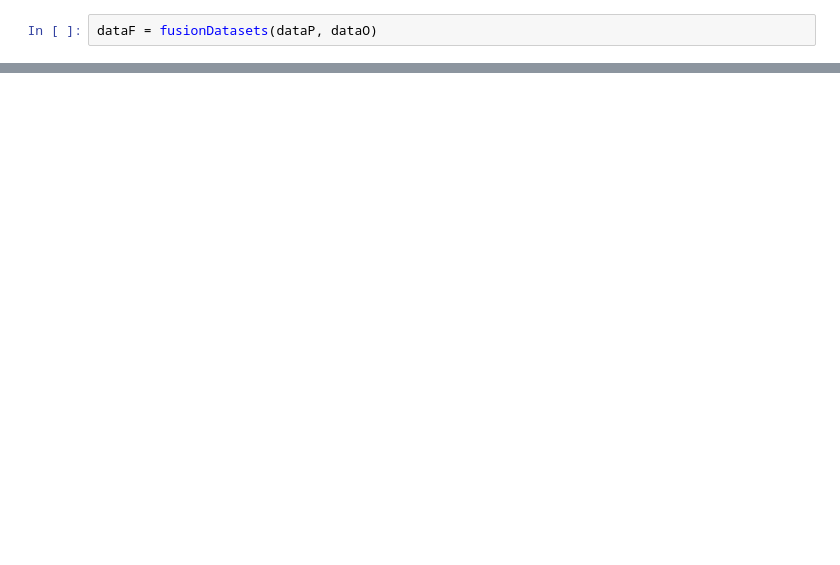
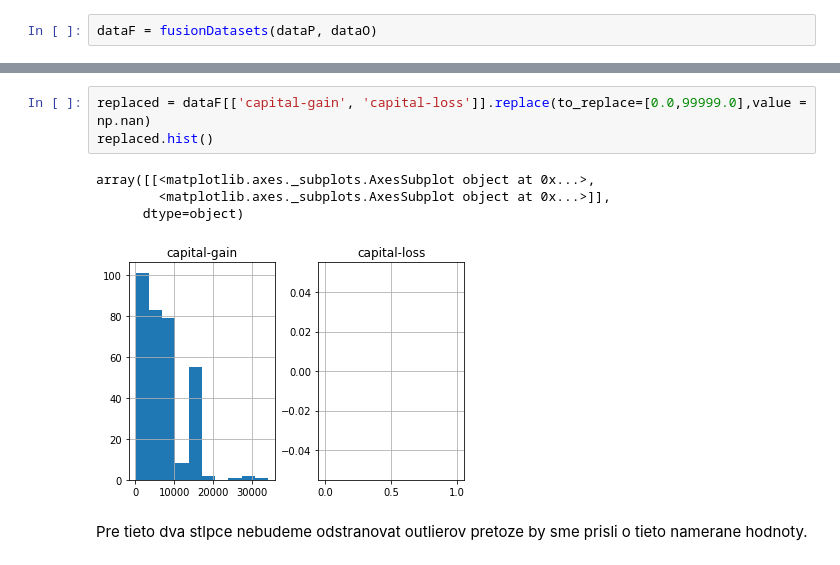
Before and after one commit to andsulavik/IAU_2019, a Jupyter notebook: 2faza.ipynb, the cells around one changed output, grey strips where cells are left out. Saved outputs shown, nothing was run; the diff lists cells and outputs as text; blank space fills up the shorter version.

Commit message:
detekcia a nahradenie outlierov

```diff
--- a/2faza.ipynb
+++ b/2faza.ipynb
@@ -223,0 +532,10 @@ dataF['age'].unique()
+# %%
+replaced = dataF[['capital-gain', 'capital-loss']].replace(to_replace=[0.0,99999.0],value = np.nan)
+replaced.hist()
+# %% [output]
+array([[<matplotlib.axes._subplots.AxesSubplot object at 0x...>,
+        <matplotlib.axes._subplots.AxesSubplot object at 0x...>]],
+      dtype=object)
+[figure, added]
+# %% [markdown]
+Pre tieto dva stlpce nebudeme odstranovat outlierov pretoze by sme prisli o tieto namerane hodnoty.
```
Also changed, not shown: parts of 40 cells of this notebook.
